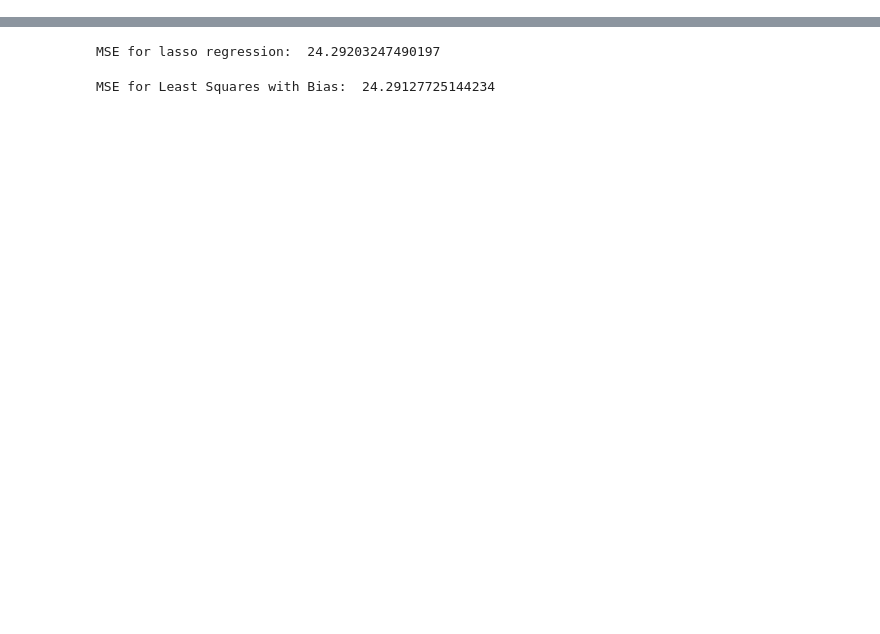
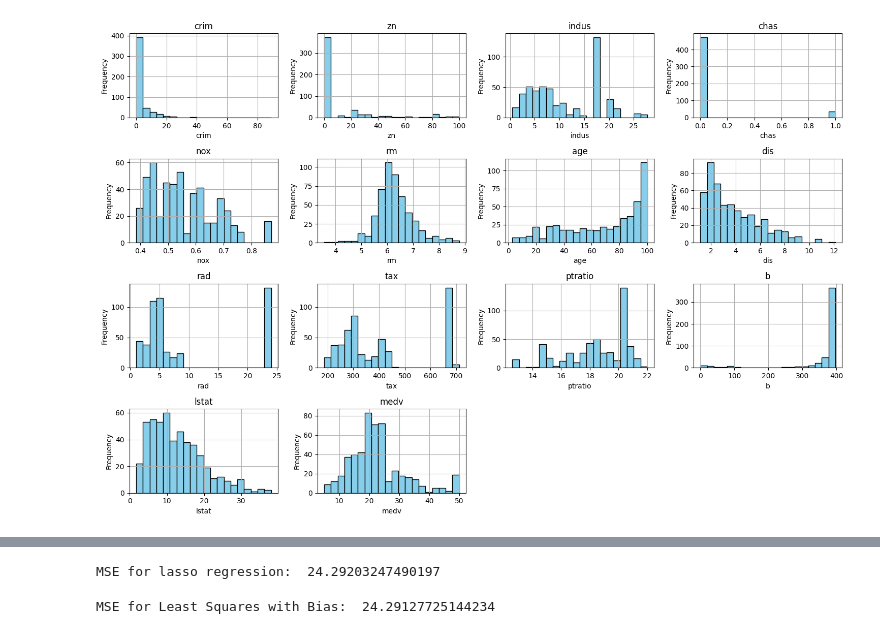
Before and after one commit to sameer-ahmed92167/DS221_PROJECT, a Jupyter notebook: DS221_project.ipynb, the cells around one changed output, grey strips where cells are left out. Drawn from its saved outputs; the diff is of its cells as text; code cells hidden in the pictures; blank space fills up the shorter version.

```diff
--- a/DS221_project.ipynb
+++ b/DS221_project.ipynb
@@ -20,0 +64,16 @@ X_test = scaler.transform(X_test)
+# %%
+import matplotlib.pyplot as plt
+
+# Plot histograms for each numerical feature
+plt.figure(figsize=(15, 10))
+for i, column in enumerate(data.columns):
+    plt.subplot(4, 4, i + 1)
+    data[column].hist(bins=20, color='skyblue', edgecolor='black')
+    plt.title(column)
+    plt.xlabel(column)
+    plt.ylabel('Frequency')
+
+plt.tight_layout()
+plt.show()
+# %% [output]
+[figure, added]
```
Also changed, not shown: parts of 10 cells of this notebook.
